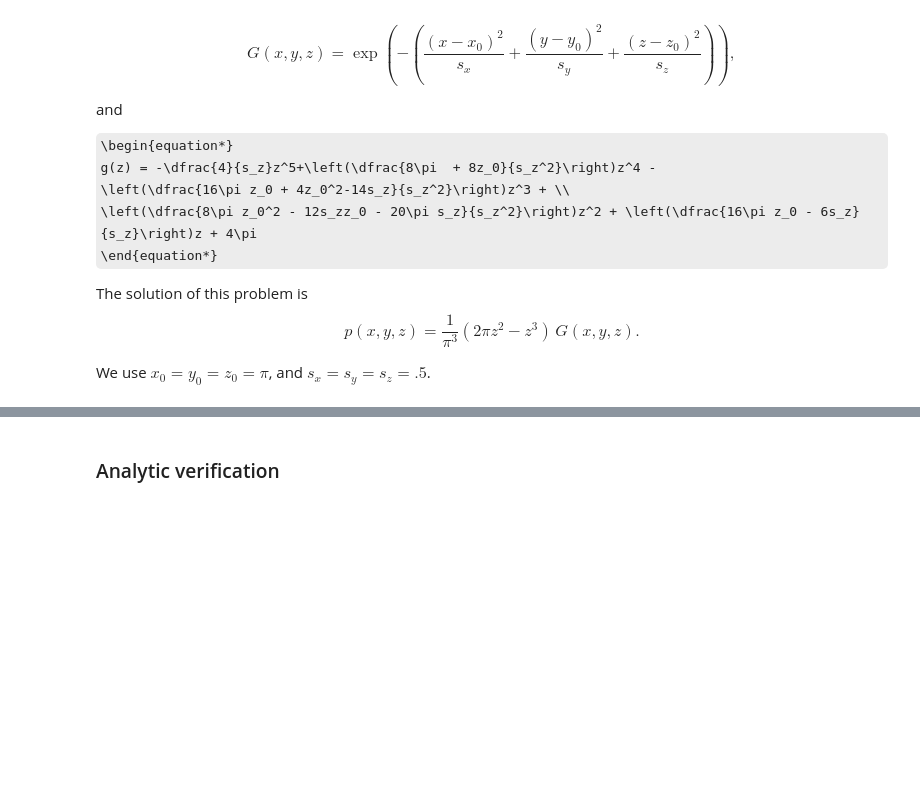
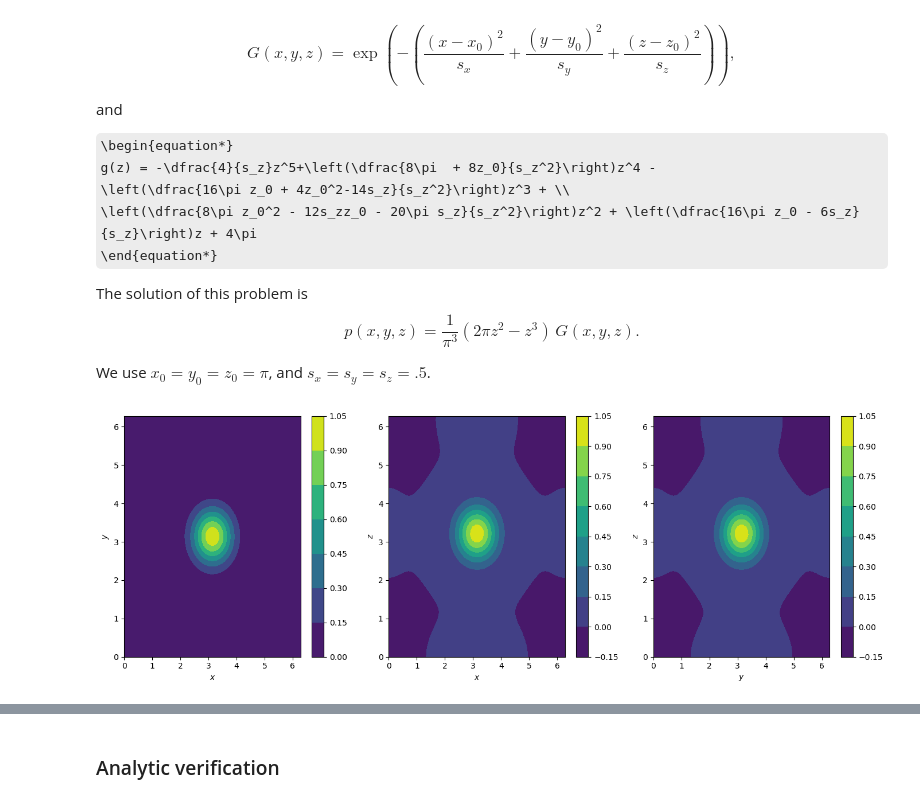
Before and after one commit to dsanmartin/fftfd, a Jupyter notebook: demo.ipynb, the cells around one changed output, grey strips where cells are left out. Drawn from its saved outputs; the diff is of its cells as text; code cells hidden in the pictures; some formulas as TeX source; blank space fills up the shorter version.

```diff
--- a/demo.ipynb
+++ b/demo.ipynb
@@ -76,3 +80,7 @@ def experiment(Nx, Ny, Nz):
+# %%
+plot(x, y, z, P_a)
+# %% [output]
+[figure, added]
 # %%
 Ns = np.array([16, 32, 64, 128])
 errors = np.zeros(len(Ns))
```
Also changed, not shown: parts of 5 cells of this notebook, 1 other file.
